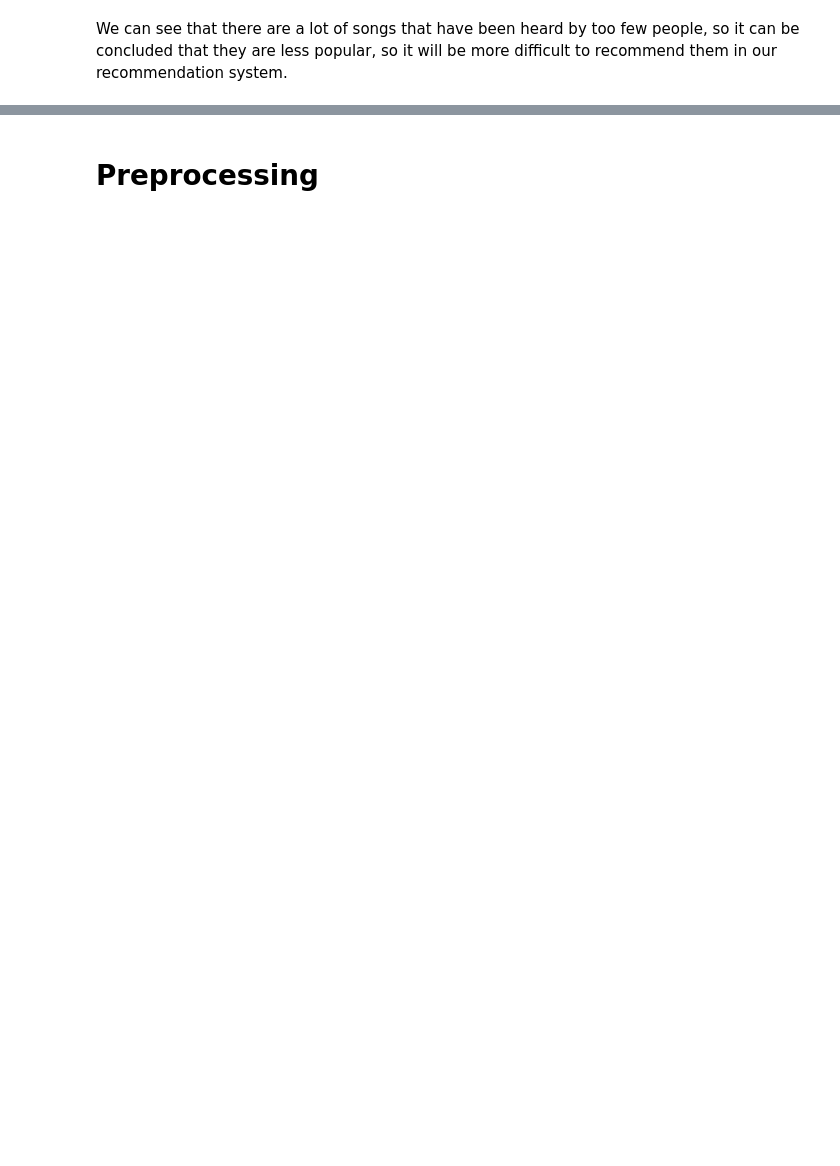
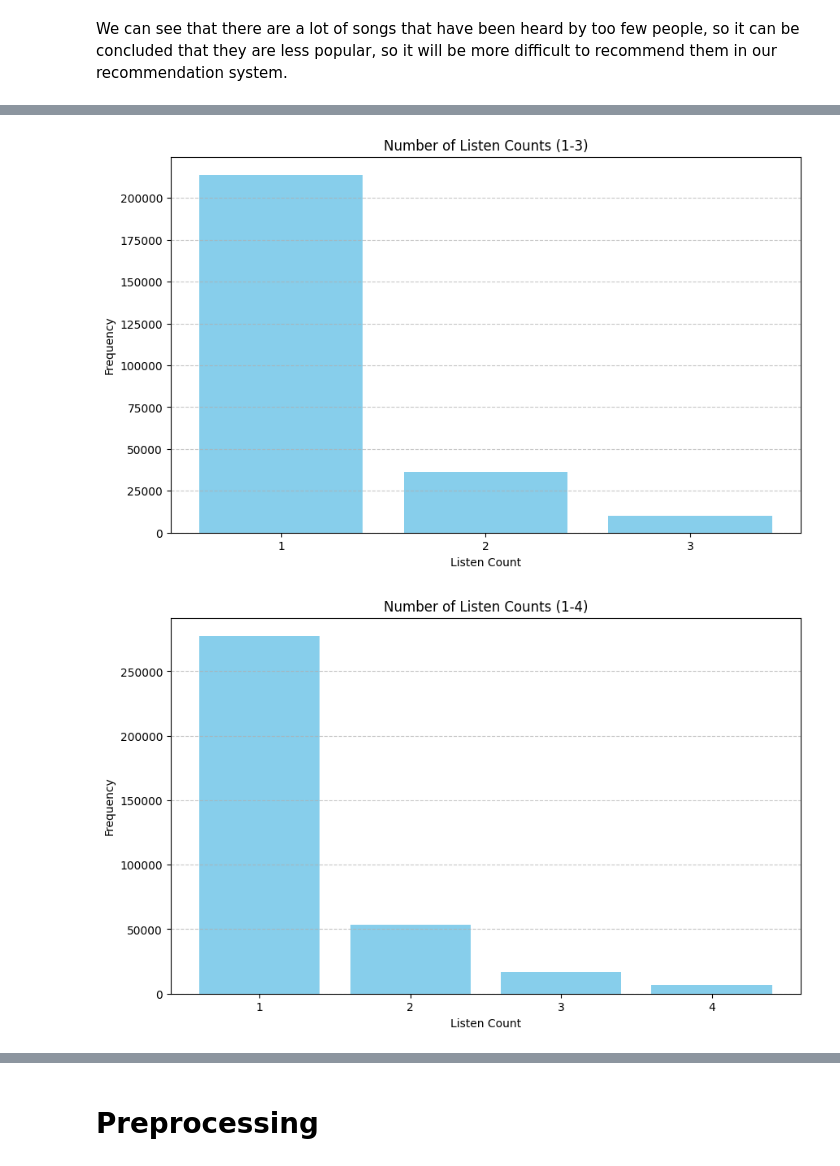
Before and after one commit to EitanBakirov/advanced-ml-dl-course, a Jupyter notebook: finalProject/Recommendation_System_Project_Group_4.ipynb, the cells around one changed output, grey strips where cells are left out. Drawn from its saved outputs; the diff is of its cells as text; code cells hidden in the pictures; blank space fills up the shorter version.

```diff
--- a/finalProject/Recommendation_System_Project_Group_4.ipynb
+++ b/finalProject/Recommendation_System_Project_Group_4.ipynb
@@ -1286 +1334,31 @@ Seems that we left with almost half of the data and with 31796 relevant users -
 We will deal with all of that later..
+# %%
+def plot_listen_counts_range(df, start_count=3, end_count=8):
+    for max_listen_counts in range(start_count, end_count + 1):
+        # Group the DataFrame by 'user_id' and calculate the maximum listen count for each user
+        max_listen_counts_users = df.groupby('user_id')['listen_count'].max()
+
+        # Filter out users who have listened to a song more than the specified maximum listen count
+        relevant_users = max_listen_counts_users[max_listen_counts_users <= max_listen_counts].index
+
+        # Filter the original DataFrame to include only the relevant users
+        filtered_df = df[df['user_id'].isin(relevant_users)]
+
+        # Count the occurrences of each listen count
+        listen_count_counts = filtered_df['listen_count'].value_counts().sort_index()
+
+        # Plot the results
+        plt.figure(figsize=(10, 6))
+        plt.bar(listen_count_counts.index, listen_count_counts.values, color='skyblue')
+        plt.title(f'Number of Listen Counts (1-{max_listen_counts})')
+        plt.xlabel('Listen Count')
+        plt.ylabel('Frequency')
+        plt.xticks(listen_count_counts.index)
+        plt.grid(axis='y', linestyle='--', alpha=0.7)
+        plt.show()
+# %%
+# Call the function with start_count=3 and end_count=8
+plot_listen_counts_range(df, start_count=3, end_count=8)
+# %% [output]
+[figure, added]
+[figure, added]
```
Also changed, not shown: parts of 52 cells of this notebook.
